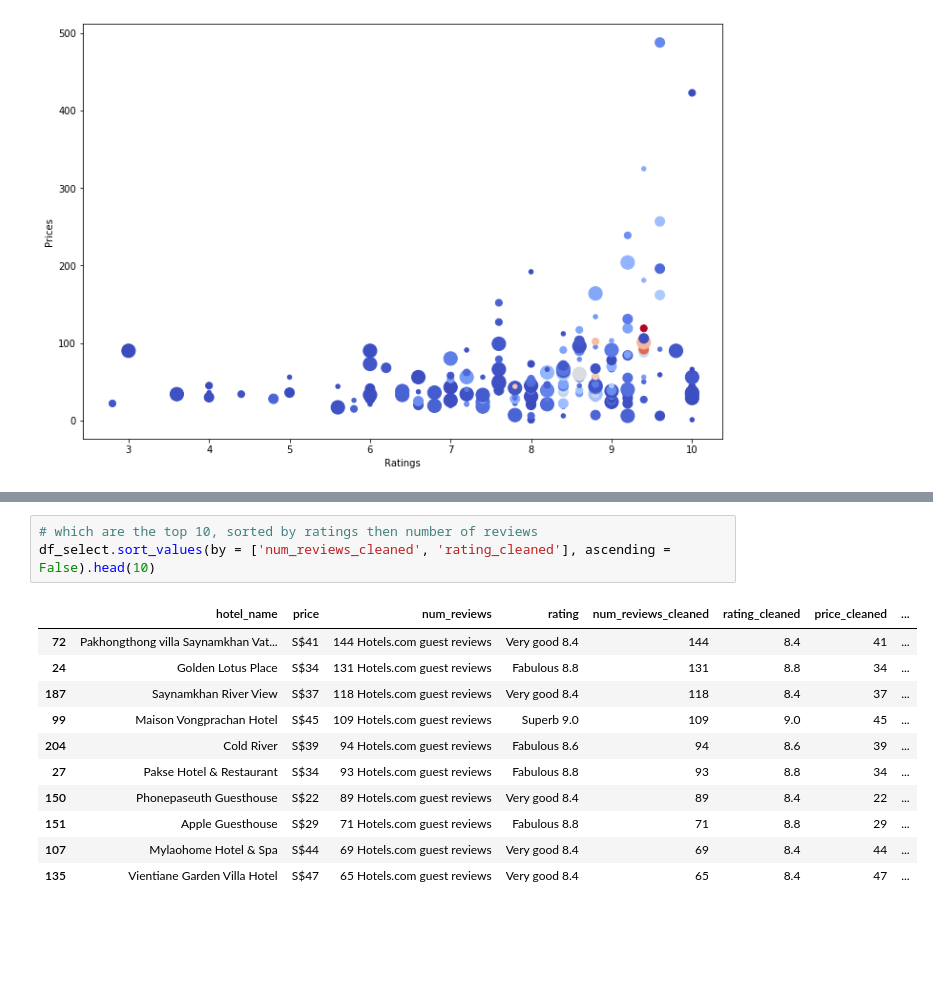
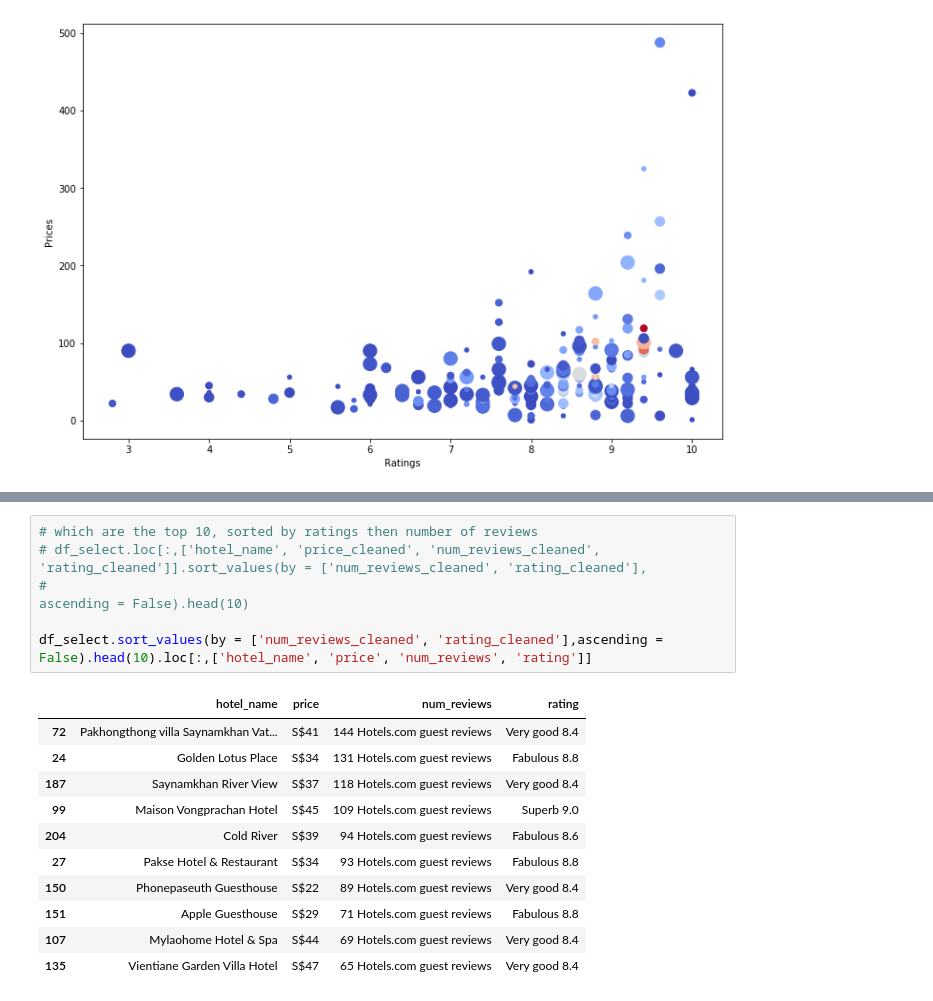
Before and after one commit to KelvinHwee/Machine-Learning, a Jupyter notebook: hotels(dot)com_webscraping_selenium.ipynb, the cells around one changed output, grey strips where cells are left out. Drawn from its saved outputs; the diff is of its cells as text; blank space fills up the shorter version.

```diff
--- a/hotels(dot)com_webscraping_selenium.ipynb
+++ b/hotels(dot)com_webscraping_selenium.ipynb
@@ -204,15 +208,18 @@ plt.show()
 # %%
 # which are the top 10, sorted by ratings then number of reviews
-df_select.sort_values(by = ['num_reviews_cleaned', 'rating_cleaned'], ascending = False).head(10)
+# df_select.loc[:,['hotel_name', 'price_cleaned', 'num_reviews_cleaned', 'rating_cleaned']].sort_values(by = ['num_reviews_cleaned', 'rating_cleaned'],
+#                                                                                                       ascending = False).head(10)
+
+df_select.sort_values(by = ['num_reviews_cleaned', 'rating_cleaned'],ascending = False).head(10).loc[:,['hotel_name', 'price', 'num_reviews', 'rating']]
 # %% [output]
-|  | hotel_name | price | num_reviews | rating | num_reviews_cleaned | rating_cleaned | price_cleaned | ... |
-| 72 | Pakhongthong villa Saynamkhan Vat... | S$41 | 144 Hotels.com guest reviews | Very good 8.4 | 144 | 8.4 | 41 | ... |
-| 24 | Golden Lotus Place | S$34 | 131 Hotels.com guest reviews | Fabulous 8.8 | 131 | 8.8 | 34 | ... |
-| 187 | Saynamkhan River View | S$37 | 118 Hotels.com guest reviews | Very good 8.4 | 118 | 8.4 | 37 | ... |
-| 99 | Maison Vongprachan Hotel | S$45 | 109 Hotels.com guest reviews | Superb 9.0 | 109 | 9.0 | 45 | ... |
-| 204 | Cold River | S$39 | 94 Hotels.com guest reviews | Fabulous 8.6 | 94 | 8.6 | 39 | ... |
-| 27 | Pakse Hotel & Restaurant | S$34 | 93 Hotels.com guest reviews | Fabulous 8.8 | 93 | 8.8 | 34 | ... |
-| 150 | Phonepaseuth Guesthouse | S$22 | 89 Hotels.com guest reviews | Very good 8.4 | 89 | 8.4 | 22 | ... |
-| 151 | Apple Guesthouse | S$29 | 71 Hotels.com guest reviews | Fabulous 8.8 | 71 | 8.8 | 29 | ... |
-| 107 | Mylaohome Hotel & Spa | S$44 | 69 Hotels.com guest reviews | Very good 8.4 | 69 | 8.4 | 44 | ... |
-| 135 | Vientiane Garden Villa Hotel | S$47 | 65 Hotels.com guest reviews | Very good 8.4 | 65 | 8.4 | 47 | ... |
+|  | hotel_name | price | num_reviews | rating |
+| 72 | Pakhongthong villa Saynamkhan Vat... | S$41 | 144 Hotels.com guest reviews | Very good 8.4 |
+| 24 | Golden Lotus Place | S$34 | 131 Hotels.com guest reviews | Fabulous 8.8 |
+| 187 | Saynamkhan River View | S$37 | 118 Hotels.com guest reviews | Very good 8.4 |
+| 99 | Maison Vongprachan Hotel | S$45 | 109 Hotels.com guest reviews | Superb 9.0 |
+| 204 | Cold River | S$39 | 94 Hotels.com guest reviews | Fabulous 8.6 |
+| 27 | Pakse Hotel & Restaurant | S$34 | 93 Hotels.com guest reviews | Fabulous 8.8 |
+| 150 | Phonepaseuth Guesthouse | S$22 | 89 Hotels.com guest reviews | Very good 8.4 |
+| 151 | Apple Guesthouse | S$29 | 71 Hotels.com guest reviews | Fabulous 8.8 |
+| 107 | Mylaohome Hotel & Spa | S$44 | 69 Hotels.com guest reviews | Very good 8.4 |
+| 135 | Vientiane Garden Villa Hotel | S$47 | 65 Hotels.com guest reviews | Very good 8.4 |
```
Also changed, not shown: parts of 3 cells of this notebook.
